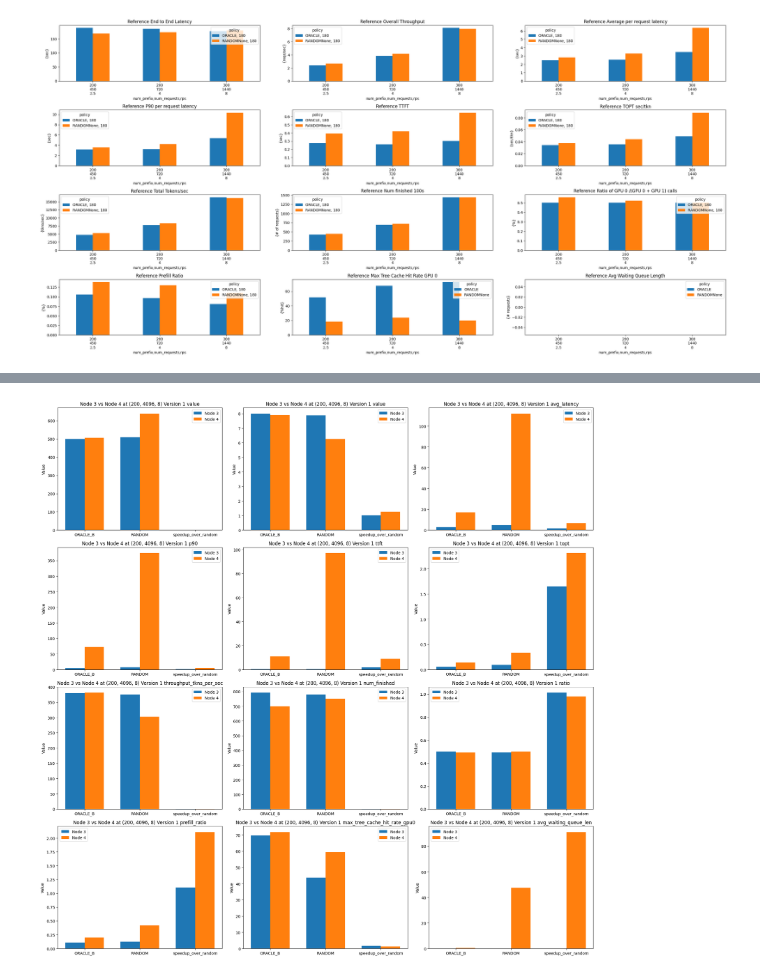
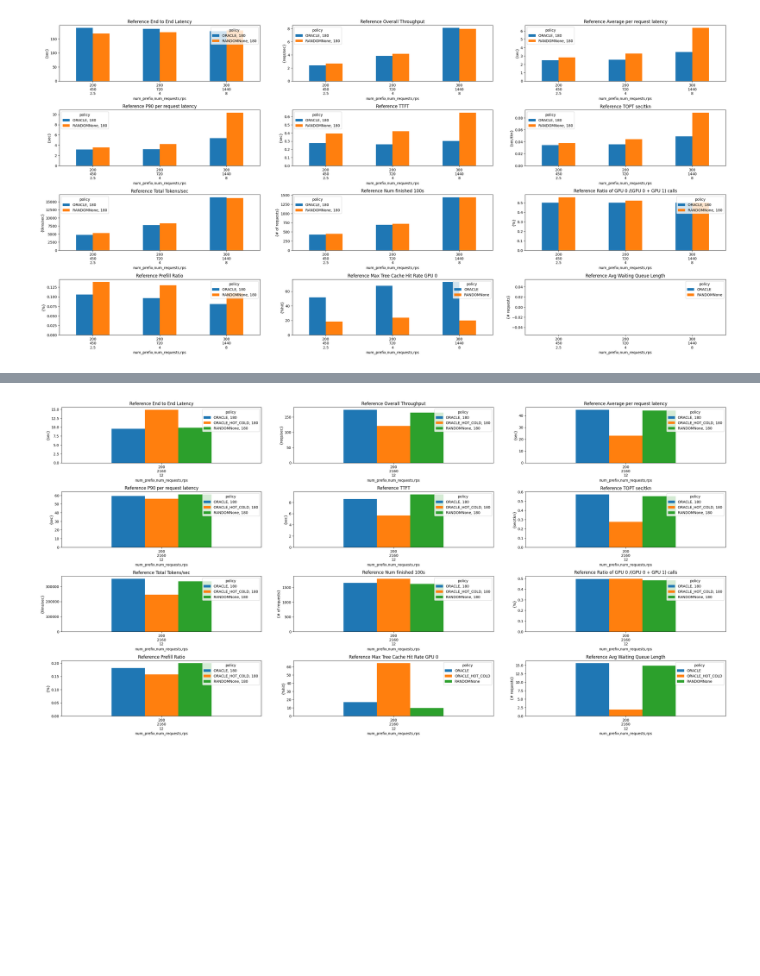
Before and after one commit to WukLab/preble, a Jupyter notebook: multi_node/benchmarks/plot_rps_results.ipynb, the cells around one changed output, grey strips where cells are left out. Drawn from its saved outputs; the diff is of its cells as text; code cells hidden in the pictures; blank space fills up the shorter version.

Commit message:
refactor random workload to have same length

```diff
--- a/multi_node/benchmarks/plot_rps_results.ipynb
+++ b/multi_node/benchmarks/plot_rps_results.ipynb
@@ -355,3 +355,11 @@ plot_metrics(metrics, "Reference", global_metric_dfs=node_4_exp)
+# %%
+log_file = '/mnt/ssd1/alm-os/sglang_multi_model/logs/debug_hc.log'
+param_keys = ["model_name", "num_prefix", "percent_random_prefixes", "num_requests", "rps", "policy"]
+metrics = extract_metrics(log_file, param_keys, max_gpus=4)
+node_4_exp = {}
+plot_metrics(metrics, "Reference", global_metric_dfs=node_4_exp)
+# %% [output]
+[figure, added]
 # %%
 indices_to_compare = [('200', '4096', '8')]
 compare_two_plots(node_3_exp,
@@ -361,8 +369,6 @@ compare_two_plots(node_3_exp,
                   labels=['ORACLE_B', 'RANDOM', 'speedup_over_random'],
                   exp1_title="Node 3",
                   exp2_title="Node 4")
-# %% [output]
-[figure, removed]
 # %%
 log_file = '3_node_experiments_verify2.log'
 param_keys = ["model_name", "num_prefix", "percent_random_prefixes", "num_requests", "rps", "policy", "exp_time"]
```
Also changed, not shown: parts of 7 cells of this notebook, 4 other files.
